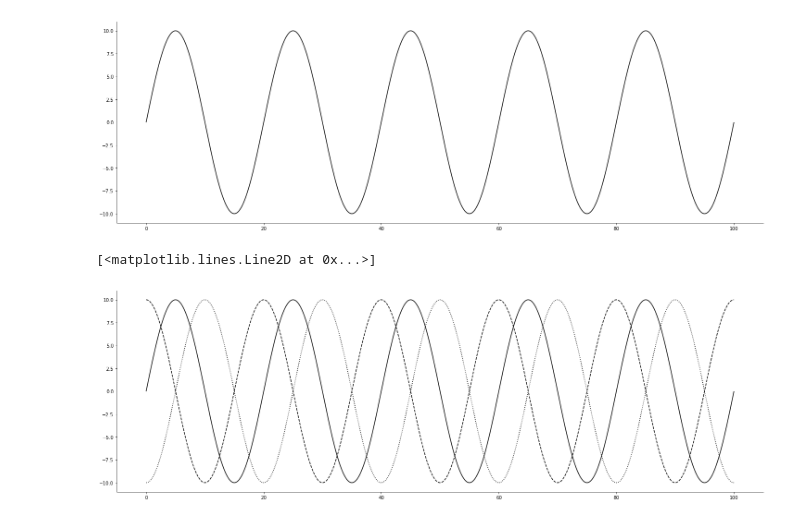
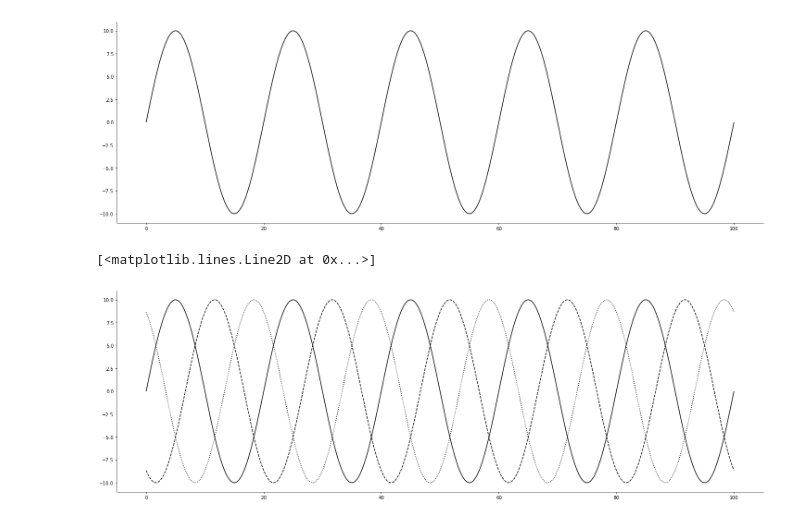
Before and after one commit to ereynrs/simple-scripts, a Jupyter notebook: sin_waves.ipynb, the cells around one changed output. Saved outputs shown, nothing was run; the diff lists cells and outputs as text; code cells hidden in the pictures.

Commit message:
minor changes to sin_waves notebook. .gitignore file added. package requirements added in requirements.txt file.

```diff
--- a/sin_waves.ipynb
+++ b/sin_waves.ipynb
@@ -38,33 +38,33 @@ plt.plot(samples, y, color='black', linestyle='-')
 [<matplotlib.lines.Line2D at 0x...>]
 [figure]
 # %%
-# In this case, it will be built three sine wave with the following characteristics:
+# In this case, it will be built three sine waves with the following characteristics:
 # (*) a peak value of 10
 # (*) a cycle (f) per 20 time steps (fs) (if 1 time step = 1 millisecons, then frequency = 50Hz)
 # (*) sampled at .01 time steps (samples step)
 # (*) along 100 time steps
 # (*) "a" is the sin(x) wave,
 # (*) "b" is shifted pi/2 forward
 # (*) "c" is shifted pi/2 backward
 
 A = 10
 f = 1.0
 fs = 20.0
 samples = np.arange(100, step=.01)
 
 a = A * np.sin(2*np.pi*f*(samples/fs))
-b = A * np.sin(2*np.pi*f*(samples/fs) + np.pi/2)
-c = A * np.sin(2*np.pi*f*(samples/fs) - np.pi/2)
+b = A * np.sin(2*np.pi*f*(samples/fs) - 2/3 * np.pi)
+c = A * np.sin(2*np.pi*f*(samples/fs) + 2/3 * np.pi)
 
 
-% matplotlib inline
+%matplotlib inline
 mpl.rcParams['axes.spines.top'] = False
 mpl.rcParams['axes.spines.right'] = False
 fig = plt.figure(figsize=(25,8))
 
 plt.plot(samples, a, color='black', linestyle='-')
 plt.plot(samples, b, color='black', linestyle='--')
 plt.plot(samples, c, color='black', linestyle=':')
 # %% [output]
 [<matplotlib.lines.Line2D at 0x...>]
-[figure, old version]
+[figure, new version]
```
Also changed, not shown: parts of 1 cell of this notebook, 2 other files.
